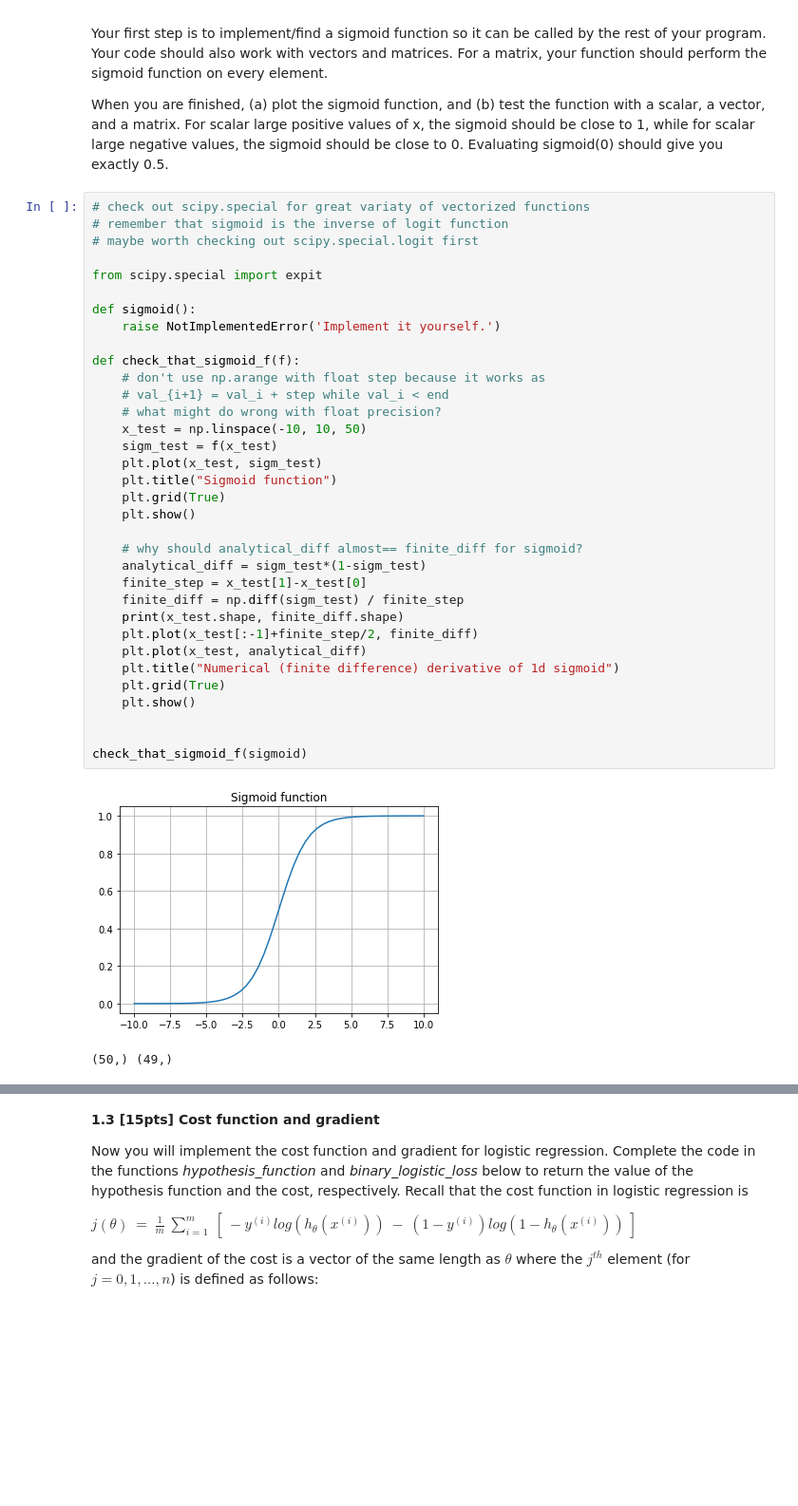
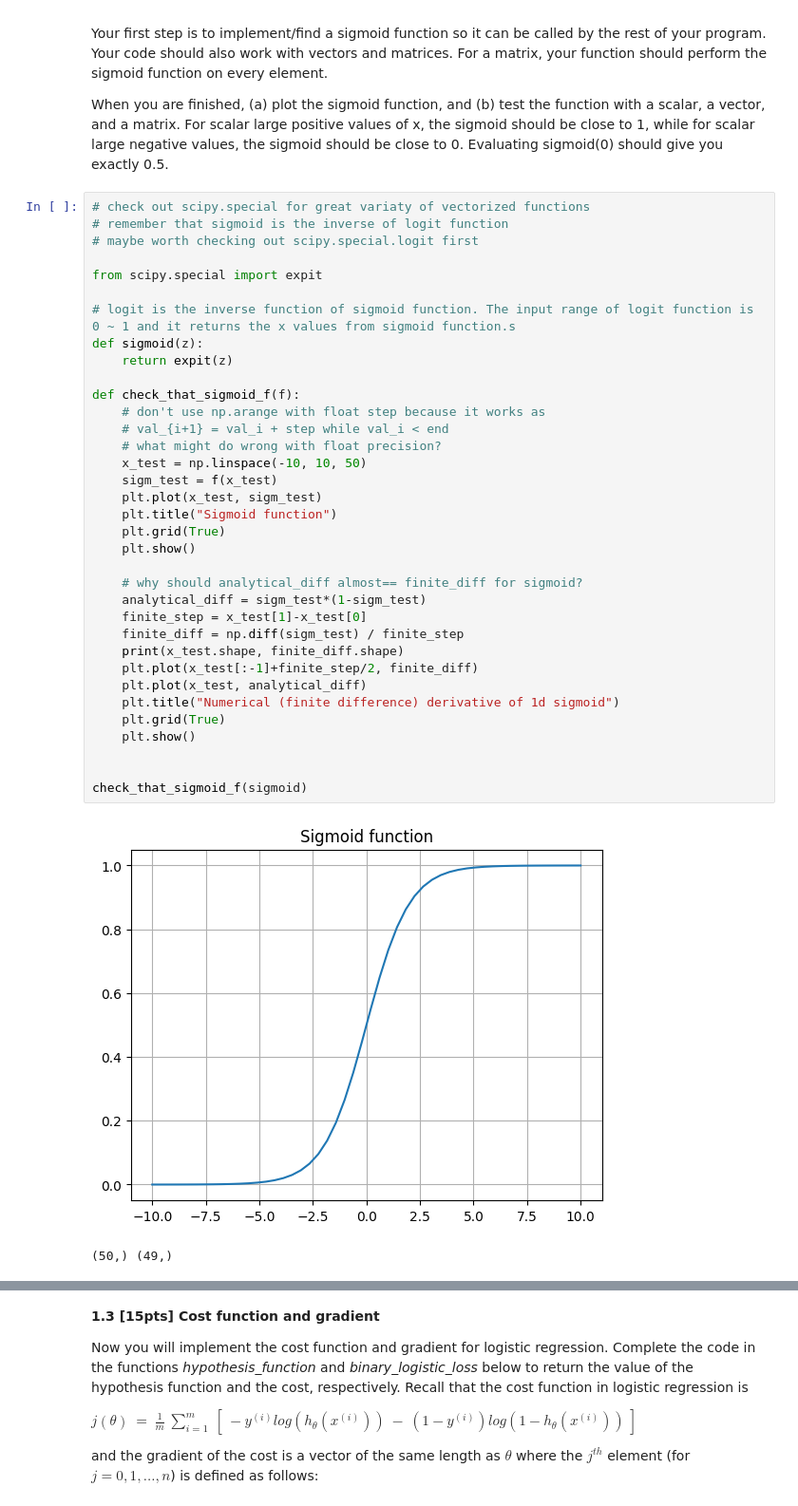
Before and after one commit to digitaldna01/boston-univ, a Jupyter notebook: CAS CS 542/HW/pset2/pset2.ipynb, the cells around one changed output, grey strips where cells are left out. Shown at 95% size. Cells and saved outputs as stored; diff of their text form; blank space fills up the shorter version.

```diff
--- a/CAS CS 542/HW/pset2/pset2.ipynb
+++ b/CAS CS 542/HW/pset2/pset2.ipynb
@@ -134,34 +153,35 @@ When you are finished, (a) plot the sigmoid function, and (b) test the function
 # maybe worth checking out scipy.special.logit first
 
 from scipy.special import expit
 
-def sigmoid():
-    raise NotImplementedError('Implement it yourself.')
+# logit is the inverse function of sigmoid function. The input range of logit function is 0 ~ 1 and it returns the x values from sigmoid function.s
+def sigmoid(z):
+    return expit(z)
 
 def check_that_sigmoid_f(f):
     # don't use np.arange with float step because it works as
     # val_{i+1} = val_i + step while val_i < end
     # what might do wrong with float precision?
     x_test = np.linspace(-10, 10, 50)
     sigm_test = f(x_test)
     plt.plot(x_test, sigm_test)
     plt.title("Sigmoid function")
     plt.grid(True)
     plt.show()
 
     # why should analytical_diff almost== finite_diff for sigmoid?
     analytical_diff = sigm_test*(1-sigm_test)
     finite_step = x_test[1]-x_test[0]
     finite_diff = np.diff(sigm_test) / finite_step
     print(x_test.shape, finite_diff.shape)
     plt.plot(x_test[:-1]+finite_step/2, finite_diff)
     plt.plot(x_test, analytical_diff)
     plt.title("Numerical (finite difference) derivative of 1d sigmoid")
     plt.grid(True)
     plt.show()
 
 
 check_that_sigmoid_f(sigmoid)
 # %% [output]
-[figure, old version]
+[figure, new version]
 (50,) (49,)
```
Also changed, not shown: parts of 10 cells of this notebook.
